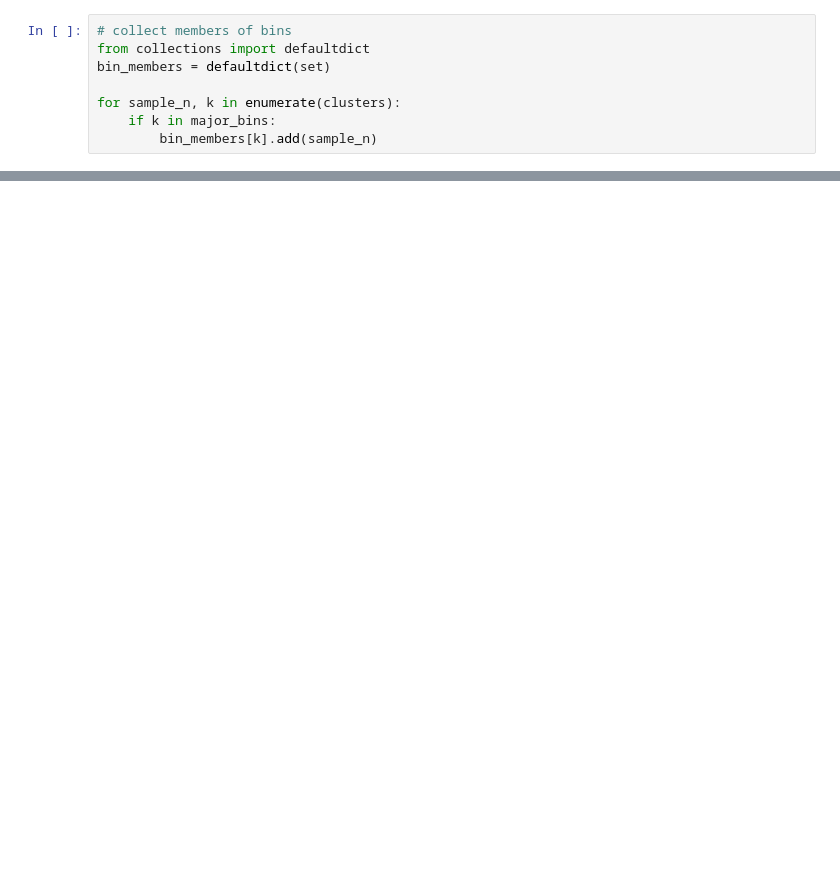
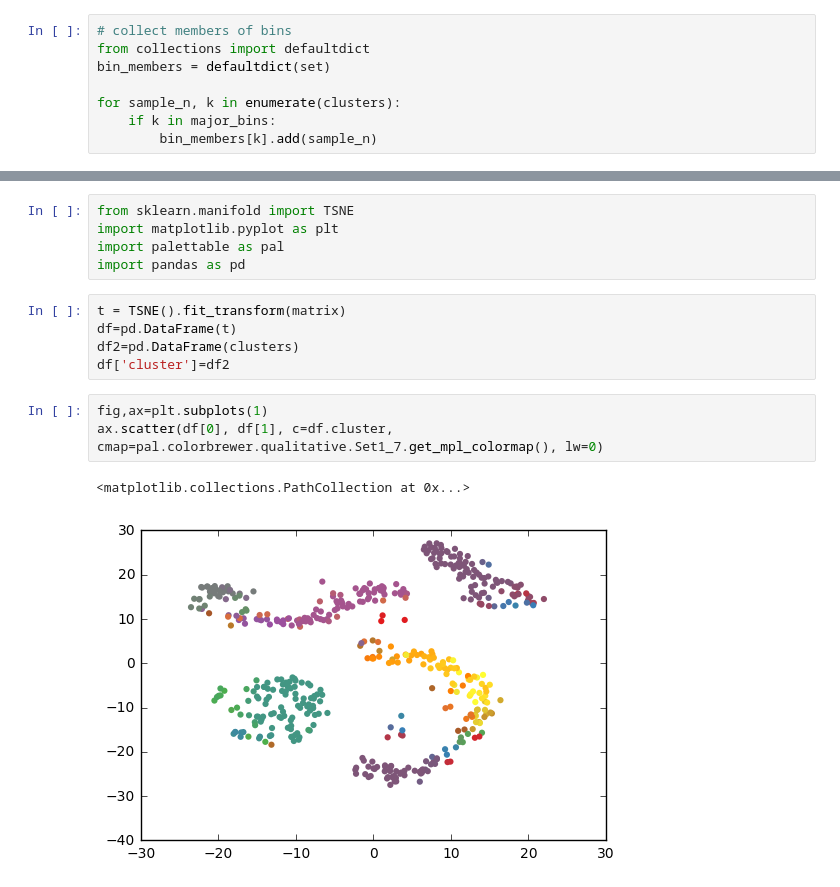
Before and after one commit to ngs-docs/2017-ucsc-metagenomics, a Jupyter notebook: files/sourmash_tetramer-cluster-extract.ipynb, the cells around one changed output, grey strips where cells are left out. Drawn from its saved outputs; the diff is of its cells as text; blank space fills up the shorter version.

Commit message:
update with tsne

```diff
--- a/files/sourmash_tetramer-cluster-extract.ipynb
+++ b/files/sourmash_tetramer-cluster-extract.ipynb
@@ -155,0 +157,16 @@ wrote 36 (should have found 36
+# %%
+from sklearn.manifold import TSNE
+import matplotlib.pyplot as plt
+import palettable as pal
+import pandas as pd
+# %%
+t = TSNE().fit_transform(matrix)
+df=pd.DataFrame(t)
+df2=pd.DataFrame(clusters)
+df['cluster']=df2
+# %%
+fig,ax=plt.subplots(1)
+ax.scatter(df[0], df[1], c=df.cluster, cmap=pal.colorbrewer.qualitative.Set1_7.get_mpl_colormap(), lw=0)
+# %% [output]
+<matplotlib.collections.PathCollection at 0x...>
+[figure, added]
```
Also changed, not shown: parts of 8 cells of this notebook.
